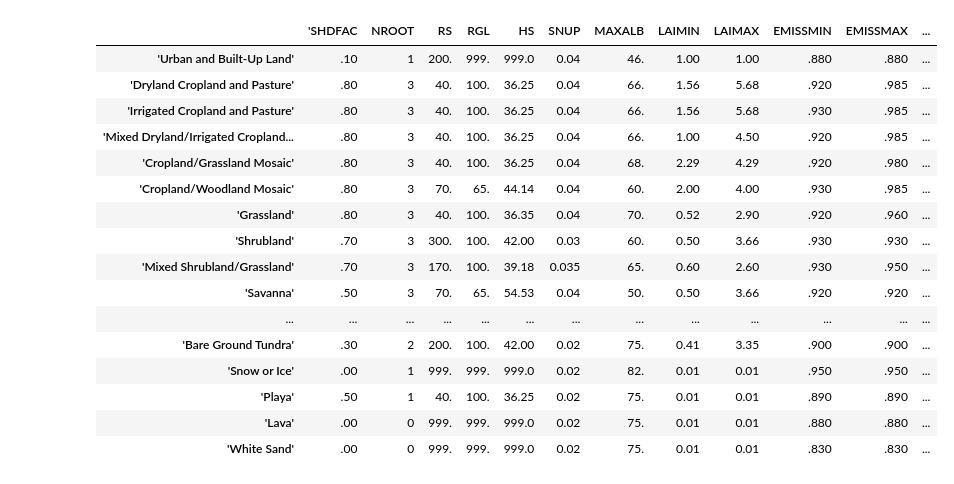
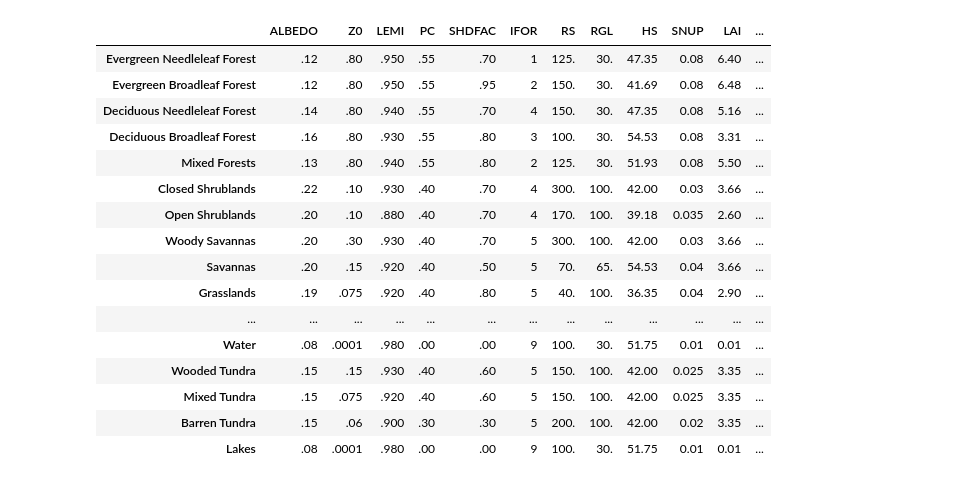
Before and after one commit to sierrapor/TFG, a Jupyter notebook: VegeTables.ipynb, the cells around one changed output. Drawn from its saved outputs; the diff is of its cells as text; code cells hidden in the pictures.

```diff
--- a/VegeTables.ipynb
+++ b/VegeTables.ipynb
@@ -68,39 +78,42 @@ read_tables(tables,'USGS')
 # %%
 #The function creates a DataFrame from the list returned from the function "read_table" and set the index and columns names
 def tables_to_df(tables, tabla):
     if tabla in tables:
         df = pd.DataFrame(read_tables(tables, tabla))
-        df.rename(columns={0:'col'},inplace=True)
-        df = df.col.str.split(",", expand=True)
-        df = df.drop(0, axis = 1)
+        df.rename(columns={0:'col'},inplace=True) #renames the first column of the DataFrame to 'col'
+        df = df.col.str.split(",", expand=True) #splits the 'col' column of the DataFrame based on commas and expands it into separate columns
+        df = df.drop(0, axis = 1) # drops the first column of the DataFrame
         nombres = df.iloc[0,1]
         nombres = nombres.split()
         nombres.append("j")
         df = df.set_index(df.iloc[:, -1])
         df = df[1:]
         df.columns = nombres
         df.index.name = None
         df = df.drop("j", axis = 1)
+        df.columns = df.columns.str.strip("'") #Eliminates the ' in the column names
+        df.index = df.index.str.strip()
+        df.index = df.index.str.strip("'") #Eliminates the blank spaces and ' in the index
         return df
     else:
-        return None  #Return None if the table do not exist
+        return None
 
-tables_to_df(tables,'USGS')
+tables_to_df(tables,'MODI-RUC')
 # %% [output]
-|  | 'SHDFAC | NROOT | RS | RGL | HS | SNUP | MAXALB | LAIMIN | LAIMAX | EMISSMIN | EMISSMAX | ... |
-| 'Urban and Built-Up Land' | .10 | 1 | 200. | 999. | 999.0 | 0.04 | 46. | 1.00 | 1.00 | .880 | .880 | ... |
-| 'Dryland Cropland and Pasture' | .80 | 3 | 40. | 100. | 36.25 | 0.04 | 66. | 1.56 | 5.68 | .920 | .985 | ... |
-| 'Irrigated Cropland and Pasture' | .80 | 3 | 40. | 100. | 36.25 | 0.04 | 66. | 1.56 | 5.68 | .930 | .985 | ... |
-| 'Mixed Dryland/Irrigated Cropland... | .80 | 3 | 40. | 100. | 36.25 | 0.04 | 66. | 1.00 | 4.50 | .920 | .985 | ... |
-| 'Cropland/Grassland Mosaic' | .80 | 3 | 40. | 100. | 36.25 | 0.04 | 68. | 2.29 | 4.29 | .920 | .980 | ... |
-| 'Cropland/Woodland Mosaic' | .80 | 3 | 70. | 65. | 44.14 | 0.04 | 60. | 2.00 | 4.00 | .930 | .985 | ... |
-| 'Grassland' | .80 | 3 | 40. | 100. | 36.35 | 0.04 | 70. | 0.52 | 2.90 | .920 | .960 | ... |
-| 'Shrubland' | .70 | 3 | 300. | 100. | 42.00 | 0.03 | 60. | 0.50 | 3.66 | .930 | .930 | ... |
-| 'Mixed Shrubland/Grassland' | .70 | 3 | 170. | 100. | 39.18 | 0.035 | 65. | 0.60 | 2.60 | .930 | .950 | ... |
-| 'Savanna' | .50 | 3 | 70. | 65. | 54.53 | 0.04 | 50. | 0.50 | 3.66 | .920 | .920 | ... |
+|  | ALBEDO | Z0 | LEMI | PC | SHDFAC | IFOR | RS | RGL | HS | SNUP | LAI | ... |
+| Evergreen Needleleaf Forest | .12 | .80 | .950 | .55 | .70 | 1 | 125. | 30. | 47.35 | 0.08 | 6.40 | ... |
+| Evergreen Broadleaf Forest | .12 | .80 | .950 | .55 | .95 | 2 | 150. | 30. | 41.69 | 0.08 | 6.48 | ... |
+| Deciduous Needleleaf Forest | .14 | .80 | .940 | .55 | .70 | 4 | 150. | 30. | 47.35 | 0.08 | 5.16 | ... |
+| Deciduous Broadleaf Forest | .16 | .80 | .930 | .55 | .80 | 3 | 100. | 30. | 54.53 | 0.08 | 3.31 | ... |
+| Mixed Forests | .13 | .80 | .940 | .55 | .80 | 2 | 125. | 30. | 51.93 | 0.08 | 5.50 | ... |
+| Closed Shrublands | .22 | .10 | .930 | .40 | .70 | 4 | 300. | 100. | 42.00 | 0.03 | 3.66 | ... |
+| Open Shrublands | .20 | .10 | .880 | .40 | .70 | 4 | 170. | 100. | 39.18 | 0.035 | 2.60 | ... |
+| Woody Savannas | .20 | .30 | .930 | .40 | .70 | 5 | 300. | 100. | 42.00 | 0.03 | 3.66 | ... |
+| Savannas | .20 | .15 | .920 | .40 | .50 | 5 | 70. | 65. | 54.53 | 0.04 | 3.66 | ... |
+| Grasslands | .19 | .075 | .920 | .40 | .80 | 5 | 40. | 100. | 36.35 | 0.04 | 2.90 | ... |
 | ... | ... | ... | ... | ... | ... | ... | ... | ... | ... | ... | ... | ... |
-| 'Bare Ground Tundra' | .30 | 2 | 200. | 100. | 42.00 | 0.02 | 75. | 0.41 | 3.35 | .900 | .900 | ... |
-| 'Snow or Ice' | .00 | 1 | 999. | 999. | 999.0 | 0.02 | 82. | 0.01 | 0.01 | .950 | .950 | ... |
-| 'Playa' | .50 | 1 | 40. | 100. | 36.25 | 0.02 | 75. | 0.01 | 0.01 | .890 | .890 | ... |
-| 'Lava' | .00 | 0 | 999. | 999. | 999.0 | 0.02 | 75. | 0.01 | 0.01 | .880 | .880 | ... |
-| 'White Sand' | .00 | 0 | 999. | 999. | 999.0 | 0.02 | 75. | 0.01 | 0.01 | .830 | .830 | ... |
+| Water | .08 | .0001 | .980 | .00 | .00 | 9 | 100. | 30. | 51.75 | 0.01 | 0.01 | ... |
+| Wooded Tundra | .15 | .15 | .930 | .40 | .60 | 5 | 150. | 100. | 42.00 | 0.025 | 3.35 | ... |
+| Mixed Tundra | .15 | .075 | .920 | .40 | .60 | 5 | 150. | 100. | 42.00 | 0.025 | 3.35 | ... |
+| Barren Tundra | .15 | .06 | .900 | .30 | .30 | 5 | 200. | 100. | 42.00 | 0.02 | 3.35 | ... |
+| Lakes | .08 | .0001 | .980 | .00 | .00 | 9 | 100. | 30. | 51.75 | 0.01 | 0.01 | ... |
```
Also changed, not shown: parts of 11 cells of this notebook.
